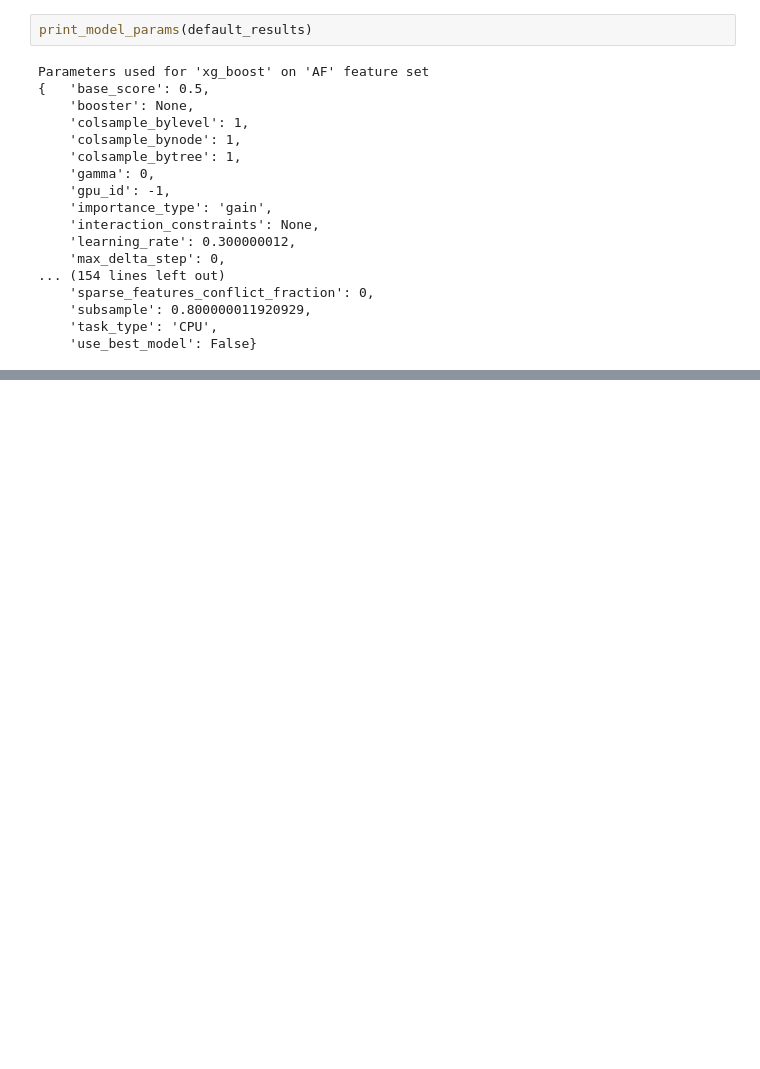
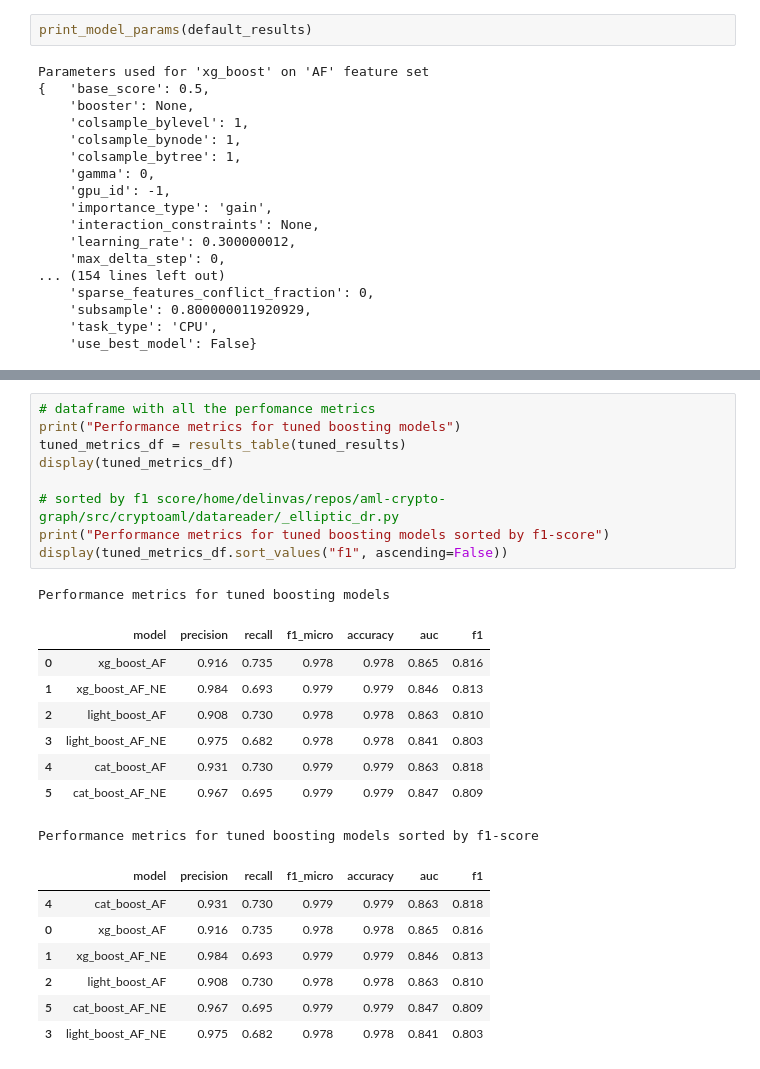
Before and after one commit to achmand/aml-crypto-graph, a Jupyter notebook: src/2_experiment_results.ipynb, the cells around one changed output, grey strips where cells are left out. Cells and saved outputs as stored; diff of their text form; blank space fills up the shorter version.

```diff
--- a/src/2_experiment_results.ipynb
+++ b/src/2_experiment_results.ipynb
@@ -266,0 +284,26 @@ Parameters used for 'xg_boost' on 'AF' feature set
+# %%
+# dataframe with all the perfomance metrics
+print("Performance metrics for tuned boosting models")
+tuned_metrics_df = results_table(tuned_results)
+display(tuned_metrics_df)
+
+# sorted by f1 score/home/delinvas/repos/aml-crypto-graph/src/cryptoaml/datareader/_elliptic_dr.py
+print("Performance metrics for tuned boosting models sorted by f1-score")
+display(tuned_metrics_df.sort_values("f1", ascending=False))
+# %% [output]
+Performance metrics for tuned boosting models
+|  | model | precision | recall | f1_micro | accuracy | auc | f1 |
+| 0 | xg_boost_AF | 0.916 | 0.735 | 0.978 | 0.978 | 0.865 | 0.816 |
+| 1 | xg_boost_AF_NE | 0.984 | 0.693 | 0.979 | 0.979 | 0.846 | 0.813 |
+| 2 | light_boost_AF | 0.908 | 0.730 | 0.978 | 0.978 | 0.863 | 0.810 |
+| 3 | light_boost_AF_NE | 0.975 | 0.682 | 0.978 | 0.978 | 0.841 | 0.803 |
+| 4 | cat_boost_AF | 0.931 | 0.730 | 0.979 | 0.979 | 0.863 | 0.818 |
+| 5 | cat_boost_AF_NE | 0.967 | 0.695 | 0.979 | 0.979 | 0.847 | 0.809 |
+Performance metrics for tuned boosting models sorted by f1-score
+|  | model | precision | recall | f1_micro | accuracy | auc | f1 |
+| 4 | cat_boost_AF | 0.931 | 0.730 | 0.979 | 0.979 | 0.863 | 0.818 |
+| 0 | xg_boost_AF | 0.916 | 0.735 | 0.978 | 0.978 | 0.865 | 0.816 |
+| 1 | xg_boost_AF_NE | 0.984 | 0.693 | 0.979 | 0.979 | 0.846 | 0.813 |
+| 2 | light_boost_AF | 0.908 | 0.730 | 0.978 | 0.978 | 0.863 | 0.810 |
+| 5 | cat_boost_AF_NE | 0.967 | 0.695 | 0.979 | 0.979 | 0.847 | 0.809 |
+| 3 | light_boost_AF_NE | 0.975 | 0.682 | 0.978 | 0.978 | 0.841 | 0.803 |
```
Also changed, not shown: parts of 11 cells of this notebook, 23 other files.
